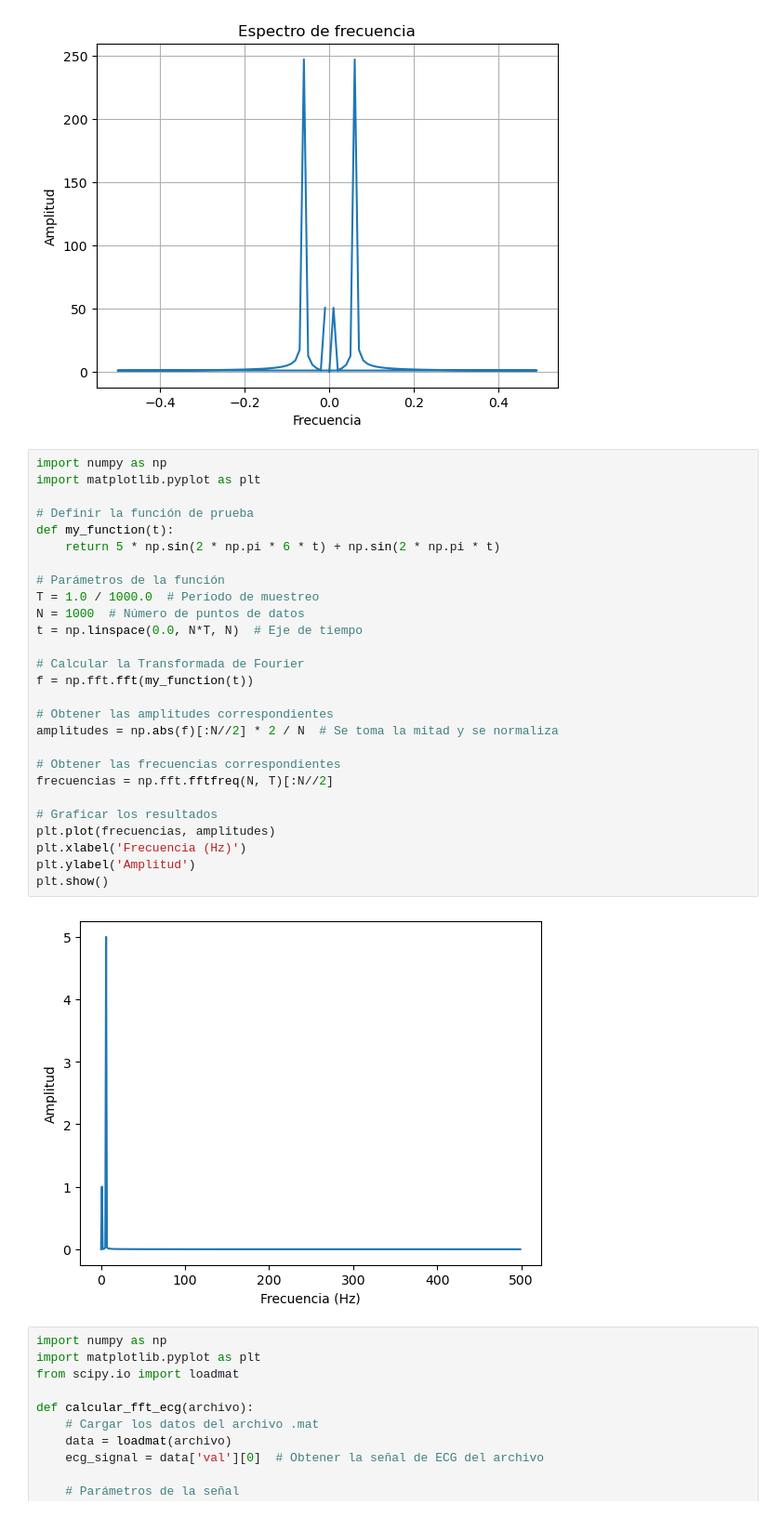
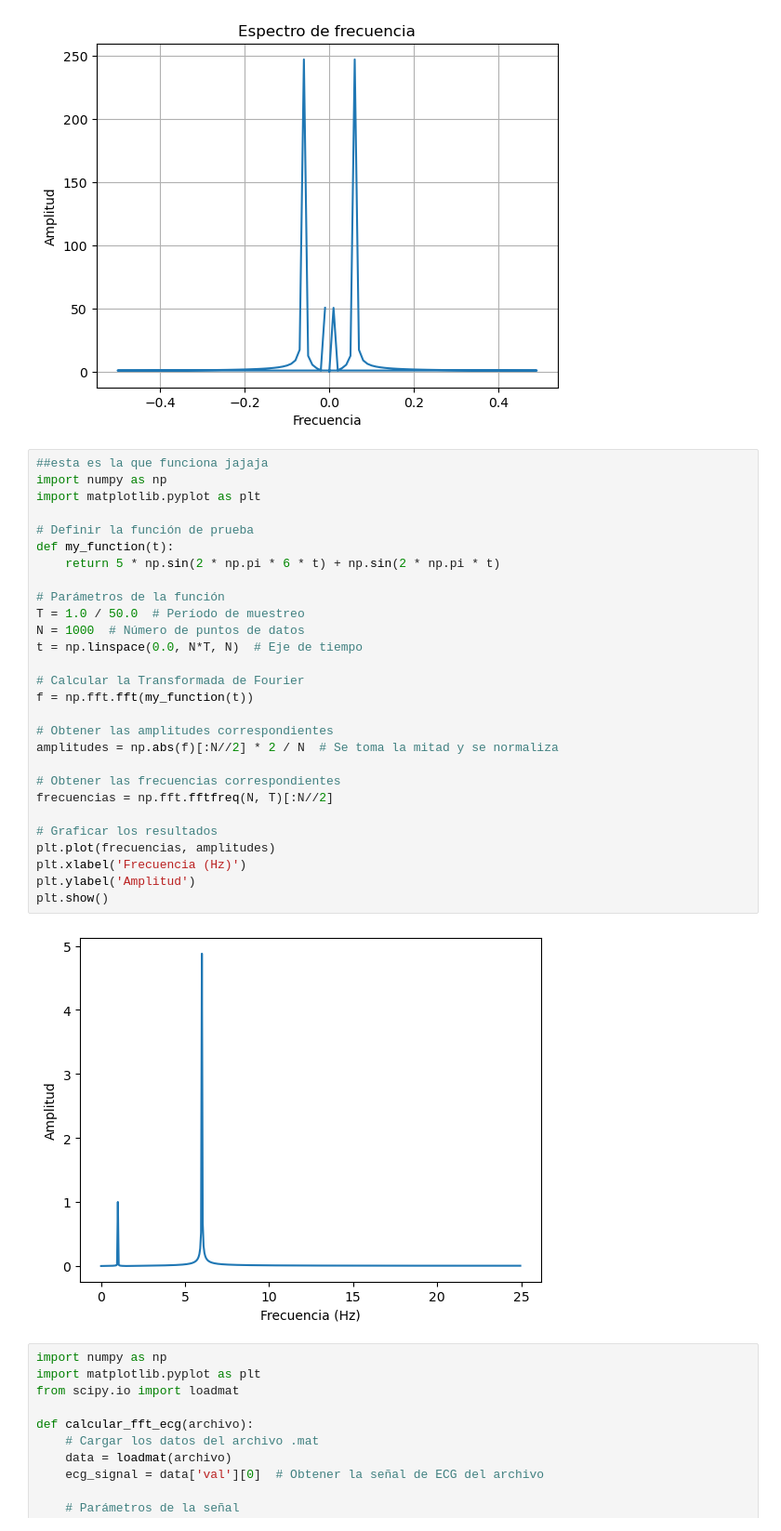
Before and after one commit to Aleestrella/ECG-analisis, a Jupyter notebook: Archivo '100.mat'.ipynb, the cells around one changed output. Shown: that part at 93% size. Drawn from its saved outputs; the diff is of its cells as text.

```diff
--- a/Archivo '100.mat'.ipynb
+++ b/Archivo '100.mat'.ipynb
@@ -29,34 +29,35 @@ plt.show()
 # %% [output]
 [figure]
 # %%
+##esta es la que funciona jajaja
 import numpy as np
 import matplotlib.pyplot as plt
 
 # Definir la función de prueba
 def my_function(t):
     return 5 * np.sin(2 * np.pi * 6 * t) + np.sin(2 * np.pi * t)
 
 # Parámetros de la función
-T = 1.0 / 1000.0  # Período de muestreo
+T = 1.0 / 50.0  # Período de muestreo
 N = 1000  # Número de puntos de datos
 t = np.linspace(0.0, N*T, N)  # Eje de tiempo
 
 # Calcular la Transformada de Fourier
 f = np.fft.fft(my_function(t))
 
 # Obtener las amplitudes correspondientes
 amplitudes = np.abs(f)[:N//2] * 2 / N  # Se toma la mitad y se normaliza
 
 # Obtener las frecuencias correspondientes
 frecuencias = np.fft.fftfreq(N, T)[:N//2]
 
 # Graficar los resultados
 plt.plot(frecuencias, amplitudes)
 plt.xlabel('Frecuencia (Hz)')
 plt.ylabel('Amplitud')
 plt.show()
 # %% [output]
-[figure, old version]
+[figure, new version]
 # %%
 import numpy as np
 import matplotlib.pyplot as plt
```
Also changed, not shown: parts of 16 cells of this notebook.
